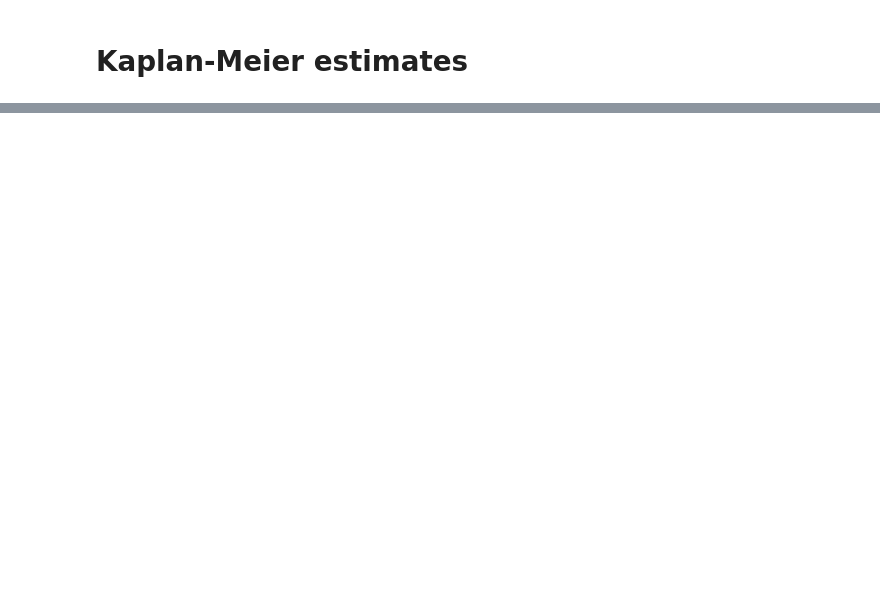
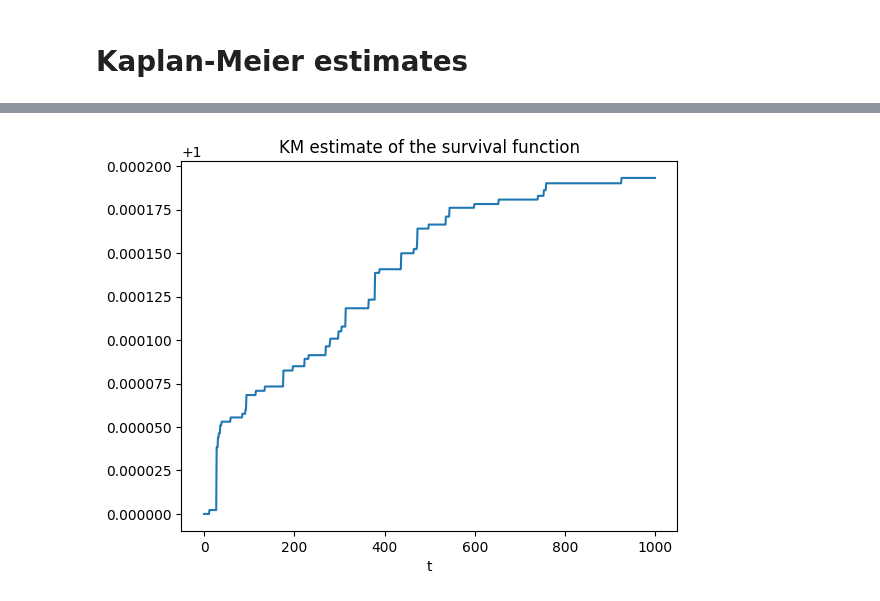
Before and after one commit to poloincognito/limit_order_book, a Jupyter notebook: notebooks/descriptive_statistics.ipynb, the cells around one changed output, grey strips where cells are left out. Saved outputs shown, nothing was run; the diff lists cells and outputs as text; code cells hidden in the pictures; blank space fills up the shorter version.

Commit message:
Compute KM estimates

```diff
--- a/notebooks/descriptive_statistics.ipynb
+++ b/notebooks/descriptive_statistics.ipynb
@@ -127,0 +109,11 @@ Name: lifetime, dtype: float64
+# %%
+# buy side
+buy_side = messages[messages['side'] == 'B']
+average_duration_buy_side = buy_side.groupby('distance_from_bbo_insertion')['lifetime'].mean()
+distribution_cause_buy_side = buy_side.groupby('distance_from_bbo_insertion')['cause'].value_counts(normalize=True)
+
+print("### BUY SIDE ###\n")
+print("Average duration per distance from opposite side best price:")
+display(filter_around_spread(average_duration_buy_side, 5))
+print("\nDistribution of causes per distance from opposite side best price:")
+display(filter_around_spread(distribution_cause_buy_side, 5))
@@ -157,0 +229,35 @@ One can see most orders are cancelled.
+# %%
+# compute KM estimates
+position_to_duration = {}
+for distance in range(-5,6):
+    position_to_duration[distance] = buy_side[buy_side['distance_from_bbo_insertion'] == distance][['cause','lifetime']]
+
+class KM_estimate:
+    def __init__(self, df: pd.DataFrame):
+        self.df = df.sort_values('lifetime')
+
+    def __call__(self,t):
+        """Compute the KM estimate of the survival function at time t."""
+        sub_df = self.df[self.df['lifetime'] <= t]
+        log_surv = 0.
+        for row_idx, row in sub_df.iterrows():
+            if row['cause'] == 1:
+                log_surv += np.log(1 - 1/(len(sub_df) - row_idx))
+        return np.exp(log_surv)
+
+    def plot(self, t_max=None):
+        """Plot the KM estimate of the survival function."""
+        if t_max is None:
+            t_max = self.df['lifetime'].max()
+        t = np.arange(0, t_max)
+        surv = np.array([self.__call__(t) for t in t])
+
+        plt.plot(t, surv)
+        plt.title('KM estimate of the survival function')
+        plt.xlabel('t')
+        # plt.ylim(0,1)
+
+km_level_0 = KM_estimate(position_to_duration[0])
+km_level_0.plot(1000)
+# %% [output]
+[figure, added]
```
Also changed, not shown: parts of 9 cells of this notebook, 2 other files.
